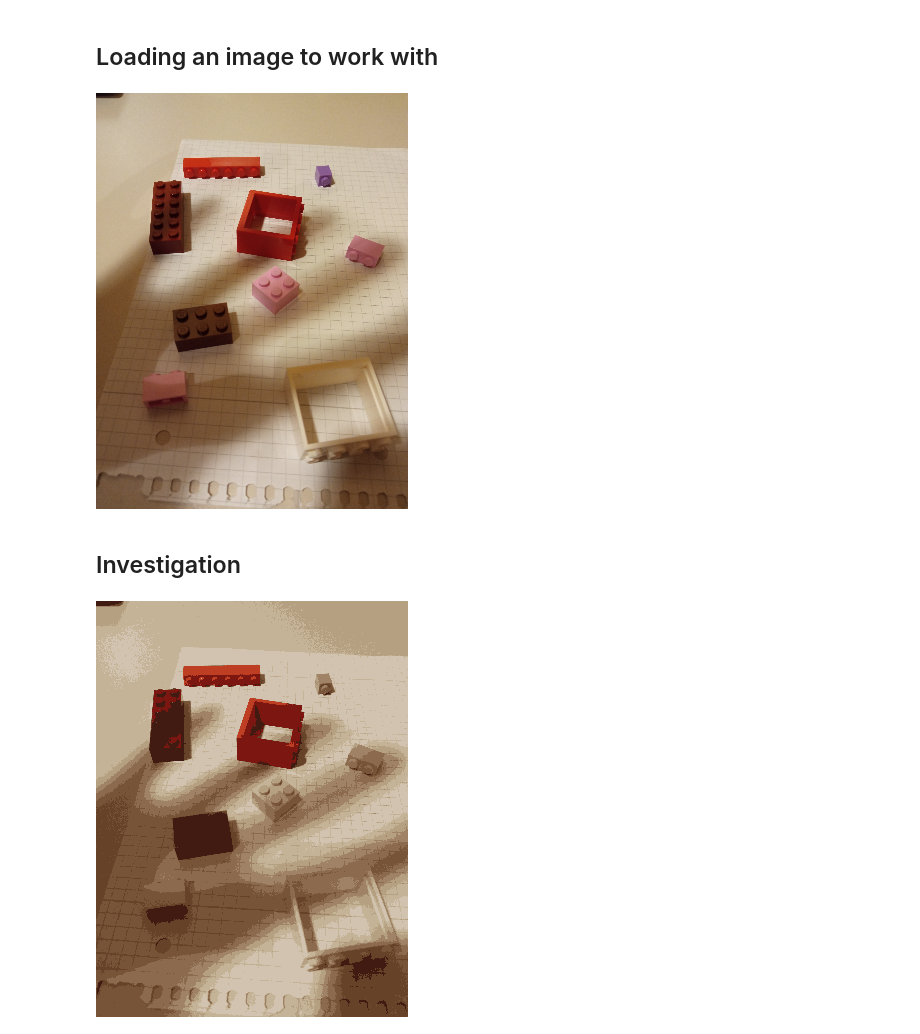
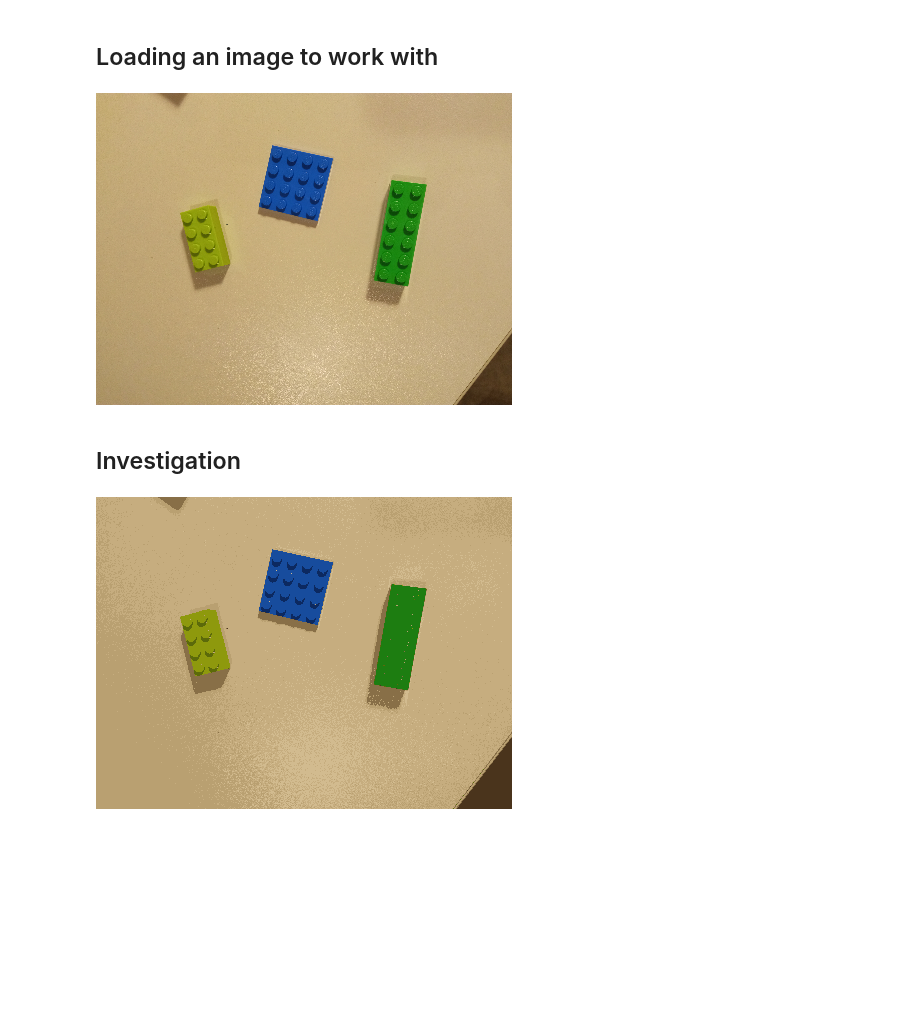
Before and after one commit to m21ark/vc_t1, a Jupyter notebook: mark.ipynb, the cells around one changed output. Drawn from its saved outputs; the diff is of its cells as text; code cells hidden in the pictures; blank space fills up the shorter version.

```diff
--- a/mark.ipynb
+++ b/mark.ipynb
@@ -14,8 +14,8 @@ from scripts.edges import *
 # %% [markdown]
 ## Loading an image to work with
 # %%
-img = loadImage(19)
+img = loadImage(16)
 
 render(img)
 # %% [output]
-[figure, old version]
+[figure, new version]
@@ -62,7 +65,7 @@ segmented_image = segmented_data.reshape((img.shape))
 
 render(segmented_image)
 # %% [output]
-[figure, old version]
+[figure, new version]
 # %%
 """ # Smooth the image using Gaussian blur
 blurred = cv2.GaussianBlur(img, (23, 23), 0)
```
Also changed, not shown: parts of 10 cells of this notebook.
